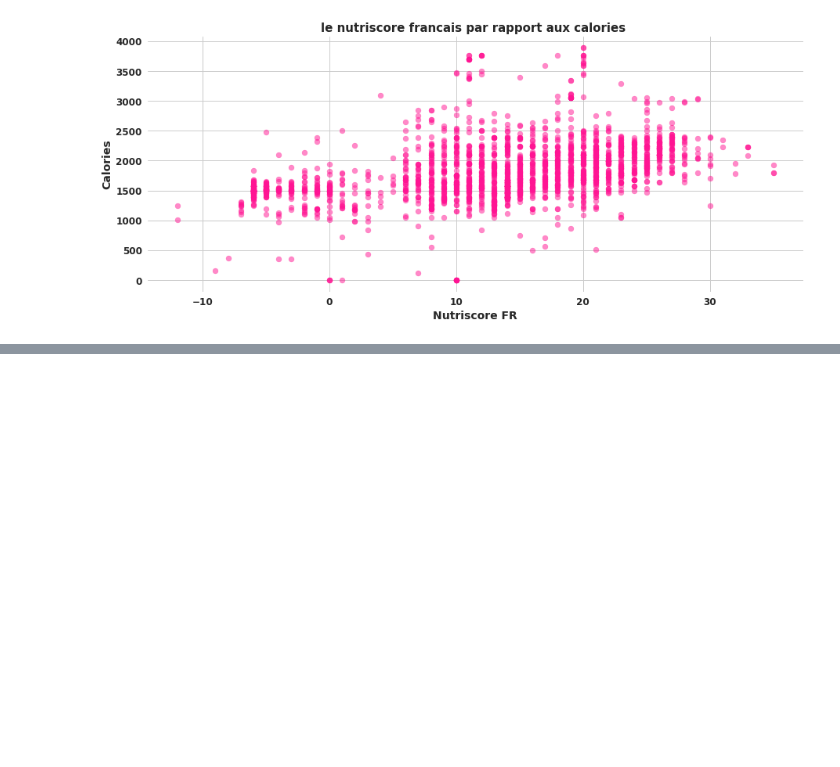
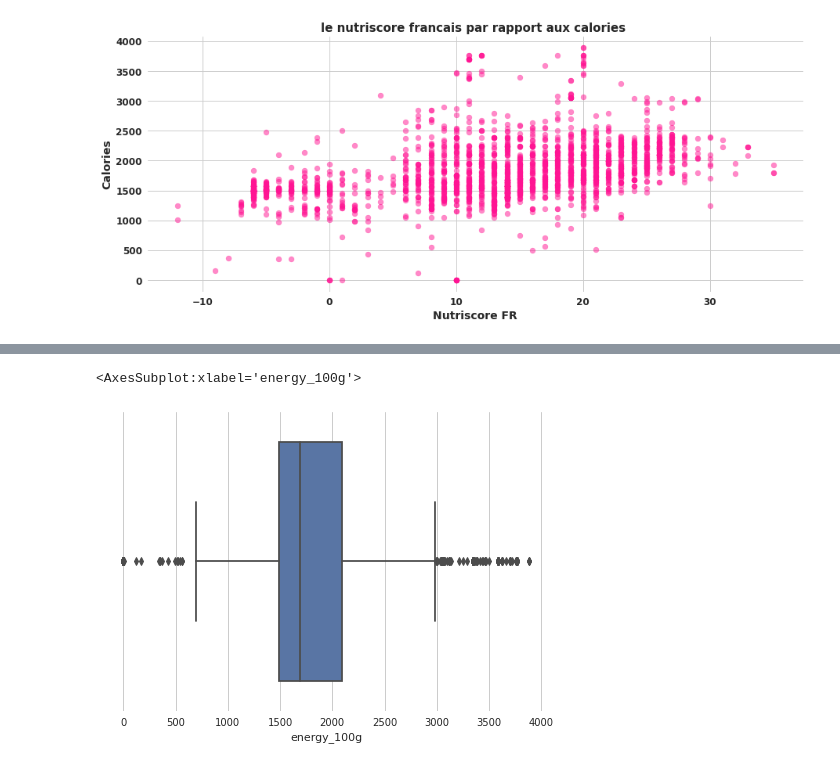
Before and after one commit to KevinB-a/Food_facts, a Jupyter notebook: notebook/data_visualization.ipynb, the cells around one changed output, grey strips where cells are left out. Drawn from its saved outputs; the diff is of its cells as text; code cells hidden in the pictures; blank space fills up the shorter version.

```diff
--- a/notebook/data_visualization.ipynb
+++ b/notebook/data_visualization.ipynb
@@ -116,0 +121,5 @@ plt.show()
+# %%
+sns.boxplot(x = 'energy_100g', data = df)
+# %% [output]
+<AxesSubplot:xlabel='energy_100g'>
+[figure, added]
```
Also changed, not shown: parts of 6 cells of this notebook.
